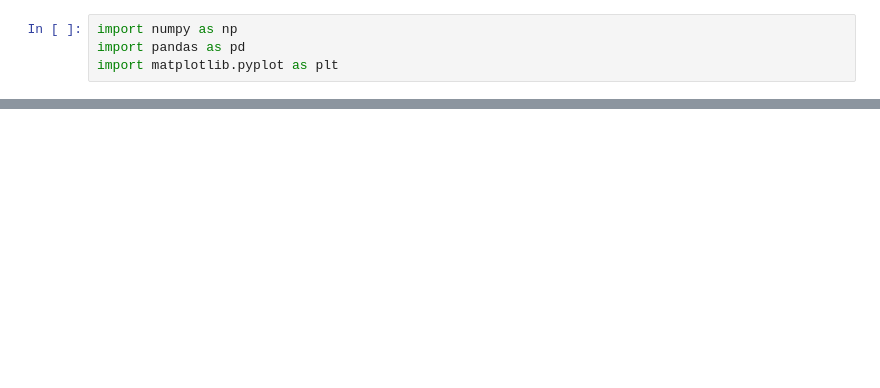
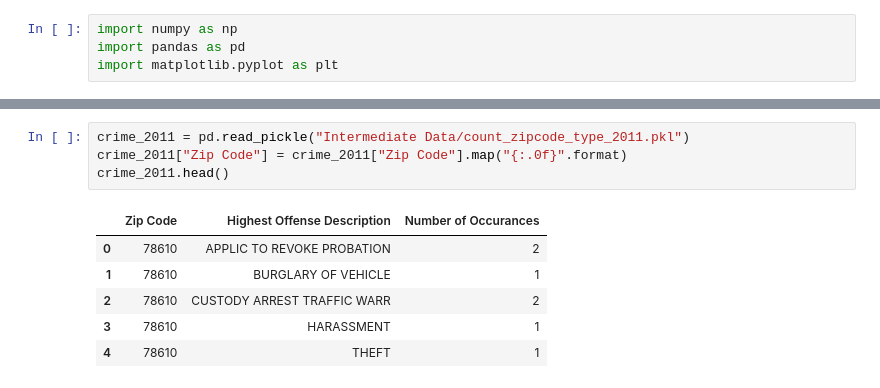
Before and after one commit to Kerrykova/Project1, a Jupyter notebook: Visualizations.ipynb, the cells around one changed output, grey strips where cells are left out. Drawn from its saved outputs; the diff is of its cells as text; blank space fills up the shorter version.

```diff
--- a/Visualizations.ipynb
+++ b/Visualizations.ipynb
@@ -15,0 +60,11 @@ census.head()
+# %%
+crime_2011 = pd.read_pickle("Intermediate Data/count_zipcode_type_2011.pkl")
+crime_2011["Zip Code"] = crime_2011["Zip Code"].map("{:.0f}".format)
+crime_2011.head()
+# %% [output]
+|  | Zip Code | Highest Offense Description | Number of Occurances |
+| 0 | 78610 | APPLIC TO REVOKE PROBATION | 2 |
+| 1 | 78610 | BURGLARY OF VEHICLE | 1 |
+| 2 | 78610 | CUSTODY ARREST TRAFFIC WARR | 2 |
+| 3 | 78610 | HARASSMENT | 1 |
+| 4 | 78610 | THEFT | 1 |
```
Also changed, not shown: parts of 9 cells of this notebook, 1 other file.
